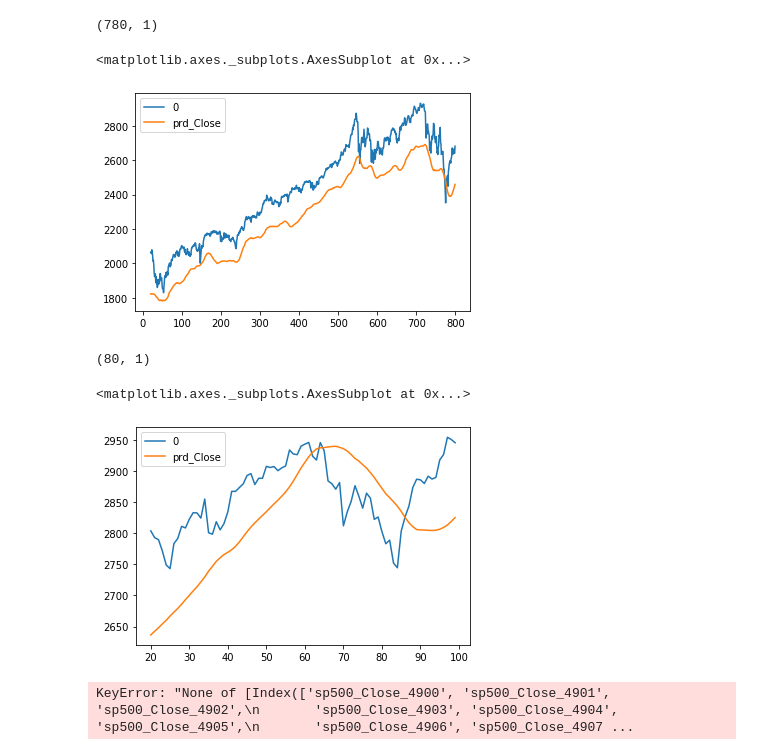
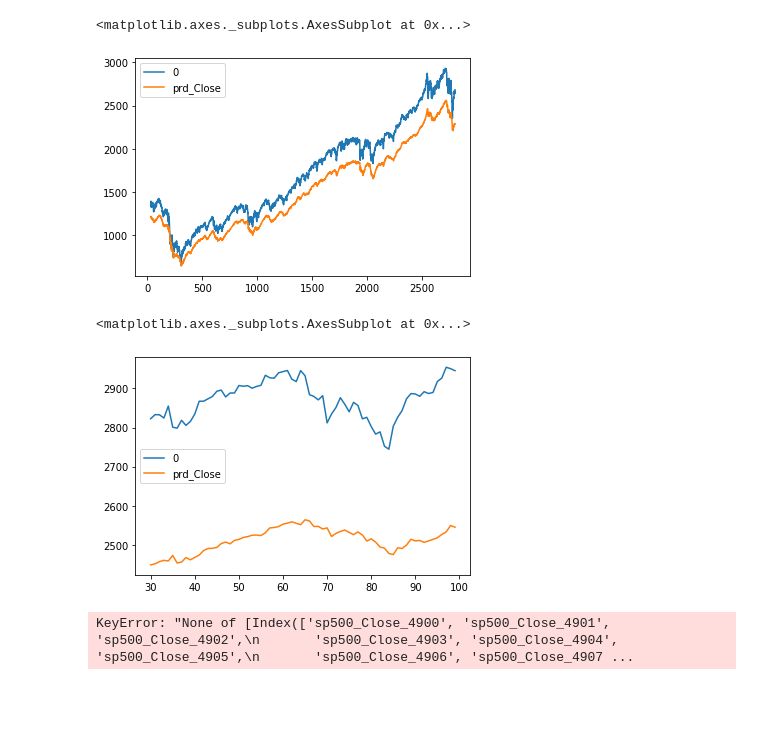
Before and after one commit to allen-chiang/Time-Series-Transformer, a Jupyter notebook: cnn.ipynb, the cells around one changed output. Saved outputs shown, nothing was run; the diff lists cells and outputs as text; code cells hidden in the pictures; blank space fills up the shorter version.

```diff
--- a/cnn.ipynb
+++ b/cnn.ipynb
@@ -19,0 +13,4 @@ port.make_technical_indicator('Close','fft100',rfft_transform,threshold = 1000)
+# %%
+tickList = ['^GSPC','^DJI','GC=F','CL=F']
+pe = Portfolio_Extractor(tickList,'yahoo')
+port = pe.get_portfolio_period('5yr')
@@ -160,9 +176,9 @@ train_dataset = tfr_train.make_tfDataset()
 val_dataset = tfr_val.make_tfDataset()
 batchsize = 1000
 
-train_dataset = train_dataset.shuffle(1000).unbatch().batch(2000).map(data_transform).\
+train_dataset = train_dataset.unbatch().batch(3000).map(data_transform).\
 prefetch(tf.data.experimental.AUTOTUNE).repeat()
-val_dataset = val_dataset.shuffle(1000).unbatch().batch(2000).map(data_transform).\
+val_dataset = val_dataset.unbatch().batch(3000).map(data_transform).\
 prefetch(tf.data.experimental.AUTOTUNE).repeat()
 # %%
 def create_attention_model():
@@ -170,7 +186,7 @@ def create_attention_model():
 
     # lstm
 #     seq = tf.keras.layers.LayerNormalization()(seq_input)
-#     seq = tf.keras.layers.LSTM(5)(seq)
+#     seq = tf.keras.layers.LSTM(1,return_sequences=False)(seq)
 
     #2d cnn
 #     seq = tf.keras.layers.Reshape((20,20,len(labels)))(seq_input)
@@ -183,13 +199,13 @@ def create_attention_model():
 
     #1d cnn
     seq = tf.keras.layers.BatchNormalization()(seq_input)
-    seq = tf.keras.layers.Conv1D(30,3,activation = 'relu')(seq)
+    seq = tf.keras.layers.Conv1D(3,10,activation = 'elu')(seq)
     seq = tf.keras.layers.MaxPooling1D(2)(seq)
 
-    seq = tf.keras.layers.Flatten()(seq)
-    seq = tf.keras.layers.Dense(10,'elu')(seq)
-    seq = tf.keras.layers.Dropout(0.2)(seq)
-    seq = tf.keras.layers.Dense(5,'elu')(seq)
+    seq = tf.keras.layers.Flatten()(seq_input)
+    seq = tf.keras.layers.Dense(50,'relu')(seq)
+    seq = tf.keras.layers.Dropout(0.1)(seq)
+    seq = tf.keras.layers.Dense(20,'relu')(seq)
     seq = tf.keras.layers.Dense(1)(seq)
 
 
@@ -202,16 +218,16 @@ def create_attention_model():
     rmse = tf.keras.metrics.RootMeanSquaredError()
     msle = tf.keras.losses.MeanSquaredLogarithmicError()
     huber = tf.keras.losses.Huber()
-    adam = tf.keras.optimizers.Adam(lr = 0.1,
-                                    decay = 0.01,
+    adam = tf.keras.optimizers.Adam(lr = 0.001,
+                                    decay = 0.0001,
                                     amsgrad = True
                                    )
-    rmsp = tf.keras.optimizers.RMSprop(learning_rate=0.05,
+    rmsp = tf.keras.optimizers.RMSprop(learning_rate=0.01,
                                        rho=0.9)
 
 
-    lstm_embed.compile(optimizer=adam,
-                       loss='mse',
+    lstm_embed.compile(optimizer=rmsp,
+                       loss='mae',
                        metrics = ['mae','mse',rmse
                                  ]
                       )
@@ -265,26 +281,28 @@ Epoch 00103: early stopping
 prd = model.predict(train_dataset,steps = 1)
 val_prd = model.predict(val_dataset, steps=1)
 # %%
-def plot_diff(prcd,resDf,label):
+def plot_diff(prcd,resDf,label,step):
+    real = resDf[list(map(lambda x: f'sp500_Close_{x}',label))].transpose().values
+    plotDf = pd.DataFrame(real[step:]).tail(len(prcd[step]))
+    plotDf['prd_Close'] = prcd[step]
+    return plotDf
+def plot_diff(prcd,resDf,label,step):
     real = resDf[list(map(lambda x: f'sp500_Close_{x}',label))].transpose().values
     plotDf = pd.DataFrame(real).tail(len(prcd))
-    print(plotDf.shape)
     plotDf['prd_Close'] = prcd
     return plotDf
 # %%
-plotDf = plot_diff(prd,psd.df,trainDate)
+plotDf = plot_diff(prd,psd.df,trainDate,0)
 plotDf.plot()
 # %% [output]
-(780, 1)
+<matplotlib.axes._subplots.AxesSubplot at 0x...>
-<matplotlib.axes._subplots.AxesSubplot at 0x...>
-[figure, old version]
+[figure, new version]
 # %%
-plotDf = plot_diff(val_prd,psd.df,valDate)
+plotDf = plot_diff(val_prd,psd.df,valDate,20)
 plotDf.plot()
 # %% [output]
-(80, 1)
+<matplotlib.axes._subplots.AxesSubplot at 0x...>
-<matplotlib.axes._subplots.AxesSubplot at 0x...>
-[figure, old version]
+[figure, new version]
 # %%
 tpsd = Pandas_Time_Series_Tensor_Dataset(df)
 timeSeriesDic = tpsd.expand_dataFrame_by_date('symbol','Date')
```
Also changed, not shown: parts of 13 cells of this notebook, 5 other files.
